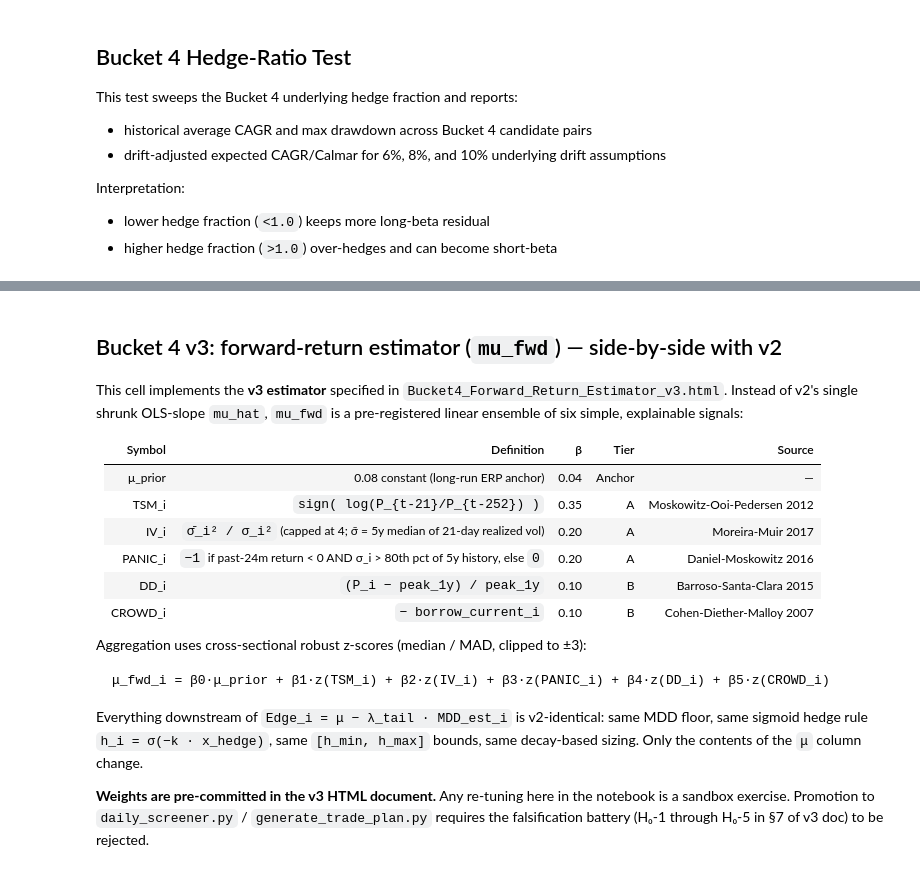
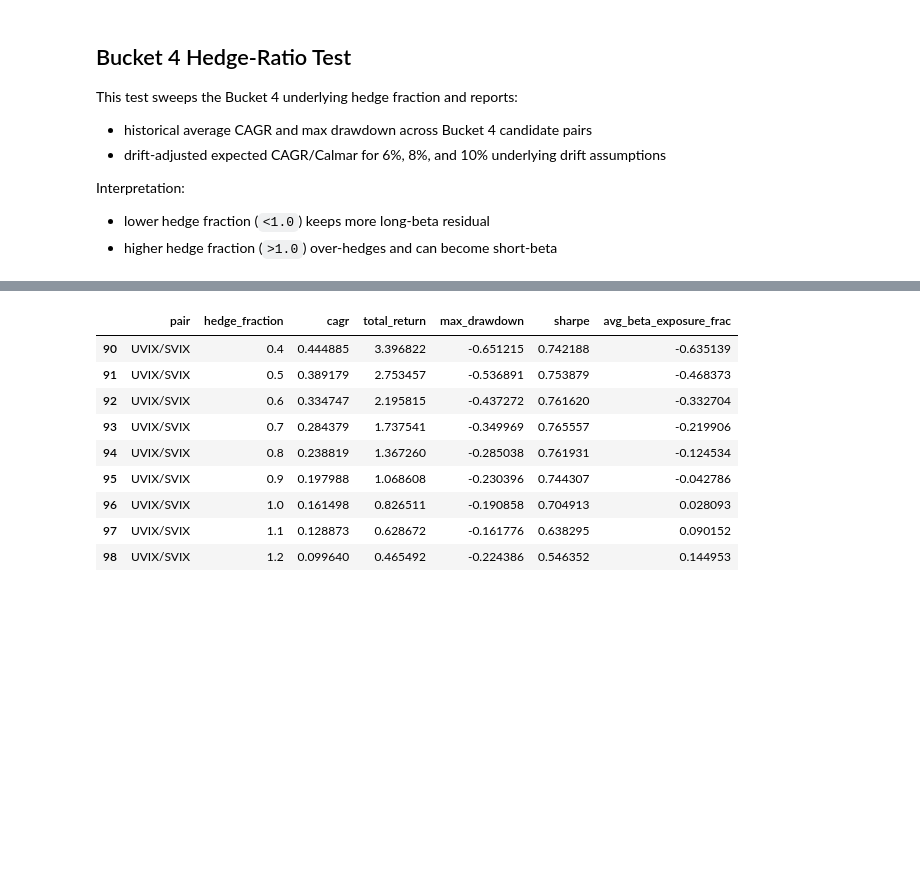
Before and after one commit to GoldmanDrew/ls-algo, a Jupyter notebook: notebooks/Simple_Pair_Backtest.ipynb, the cells around one changed output, grey strips where cells are left out. Cells and saved outputs as stored; diff of their text form; code cells hidden in the pictures; blank space fills up the shorter version.

````diff
--- a/notebooks/Simple_Pair_Backtest.ipynb
+++ b/notebooks/Simple_Pair_Backtest.ipynb
@@ -32,7 +33,7 @@ UNIVERSE_SOURCE_CSV = "../data/etf_screened_today.csv"
 
 # Keep these for plotting cell compatibility; they will be set from first pair run.
 
-START = "2024-01-01"
+START = "2022-03-31"
 END = None
 
 # Direction: +1 = long, -1 = short
@@ -91,6 +92,13 @@ REBALANCE_FREQ = "bi-weekly"
 
 # Per-trade cost in bps applied to gross notional traded
 FEE_BPS = 0.0
+
+# When Yahoo is unreachable: load `{TICKER}.csv` (Date index, `close` column) from these dirs (first match wins).
+# Share `../data/price_cache_v6/` with scripts/bucket4_v6_hedge_backtest.py or drop exports from another machine.
+PRICE_CACHE_DIRS = [
+    Path("../data/notebook_price_cache"),
+    Path("../data/price_cache_v6"),
+]
 # %%
 def _extract_close_series(raw: pd.DataFrame, ticker: str) -> pd.Series:
     """Return a 1D Close series across yfinance output shapes."""
@@ -1663,29 +943,0 @@ print(
-# %% [markdown]
-## Bucket 4 v3: forward-return estimator (`mu_fwd`) — side-by-side with v2
-
-This cell implements the **v3 estimator** specified in `Bucket4_Forward_Return_Estimator_v3.html`.
-Instead of v2's single shrunk OLS-slope `mu_hat`, `mu_fwd` is a pre-registered linear ensemble
-of six simple, explainable signals:
-
-| Symbol      | Definition                                                              | β    | Tier  | Source                              |
-|-------------|-------------------------------------------------------------------------|------|-------|-------------------------------------|
-| μ_prior     | 0.08 constant (long-run ERP anchor)                                     | 0.04 | Anchor| —                                   |
-| TSM_i       | `sign( log(P_{t-21}/P_{t-252}) )`                                       | 0.35 | A     | Moskowitz-Ooi-Pedersen 2012         |
-| IV_i        | `σ̄_i² / σ_i²` (capped at 4; σ̄ = 5y median of 21-day realized vol)       | 0.20 | A     | Moreira-Muir 2017                   |
-| PANIC_i     | `−1` if past-24m return < 0 AND σ_i > 80th pct of 5y history, else `0`  | 0.20 | A     | Daniel-Moskowitz 2016               |
-| DD_i        | `(P_i − peak_1y) / peak_1y`                                             | 0.10 | B     | Barroso-Santa-Clara 2015            |
-| CROWD_i     | `− borrow_current_i`                                                    | 0.10 | B     | Cohen-Diether-Malloy 2007           |
-
-Aggregation uses cross-sectional robust z-scores (median / MAD, clipped to ±3):
-
-```
-μ_fwd_i = β0·μ_prior + β1·z(TSM_i) + β2·z(IV_i) + β3·z(PANIC_i) + β4·z(DD_i) + β5·z(CROWD_i)
-```
-
-Everything downstream of `Edge_i = μ − λ_tail · MDD_est_i` is v2-identical: same MDD floor,
-same sigmoid hedge rule `h_i = σ(−k · x_hedge)`, same `[h_min, h_max]` bounds, same decay-based
-sizing. Only the contents of the `μ` column change.
-
-**Weights are pre-committed in the v3 HTML document.** Any re-tuning here in the notebook is
-a sandbox exercise. Promotion to `daily_screener.py` / `generate_trade_plan.py` requires the
-falsification battery (H₀-1 through H₀-5 in §7 of v3 doc) to be rejected.
@@ -2072,0 +944,13 @@ print(
+# %%
+pair_level_results[pair_level_results['pair'] == "UVIX/SVIX"]
+# %% [output]
+|  | pair | hedge_fraction | cagr | total_return | max_drawdown | sharpe | avg_beta_exposure_frac |
+| 90 | UVIX/SVIX | 0.4 | 0.444885 | 3.396822 | -0.651215 | 0.742188 | -0.635139 |
+| 91 | UVIX/SVIX | 0.5 | 0.389179 | 2.753457 | -0.536891 | 0.753879 | -0.468373 |
+| 92 | UVIX/SVIX | 0.6 | 0.334747 | 2.195815 | -0.437272 | 0.761620 | -0.332704 |
+| 93 | UVIX/SVIX | 0.7 | 0.284379 | 1.737541 | -0.349969 | 0.765557 | -0.219906 |
+| 94 | UVIX/SVIX | 0.8 | 0.238819 | 1.367260 | -0.285038 | 0.761931 | -0.124534 |
+| 95 | UVIX/SVIX | 0.9 | 0.197988 | 1.068608 | -0.230396 | 0.744307 | -0.042786 |
+| 96 | UVIX/SVIX | 1.0 | 0.161498 | 0.826511 | -0.190858 | 0.704913 | 0.028093 |
+| 97 | UVIX/SVIX | 1.1 | 0.128873 | 0.628672 | -0.161776 | 0.638295 | 0.090152 |
+| 98 | UVIX/SVIX | 1.2 | 0.099640 | 0.465492 | -0.224386 | 0.546352 | 0.144953 |
````
Also changed, not shown: parts of 17 cells of this notebook, 13 other files.
